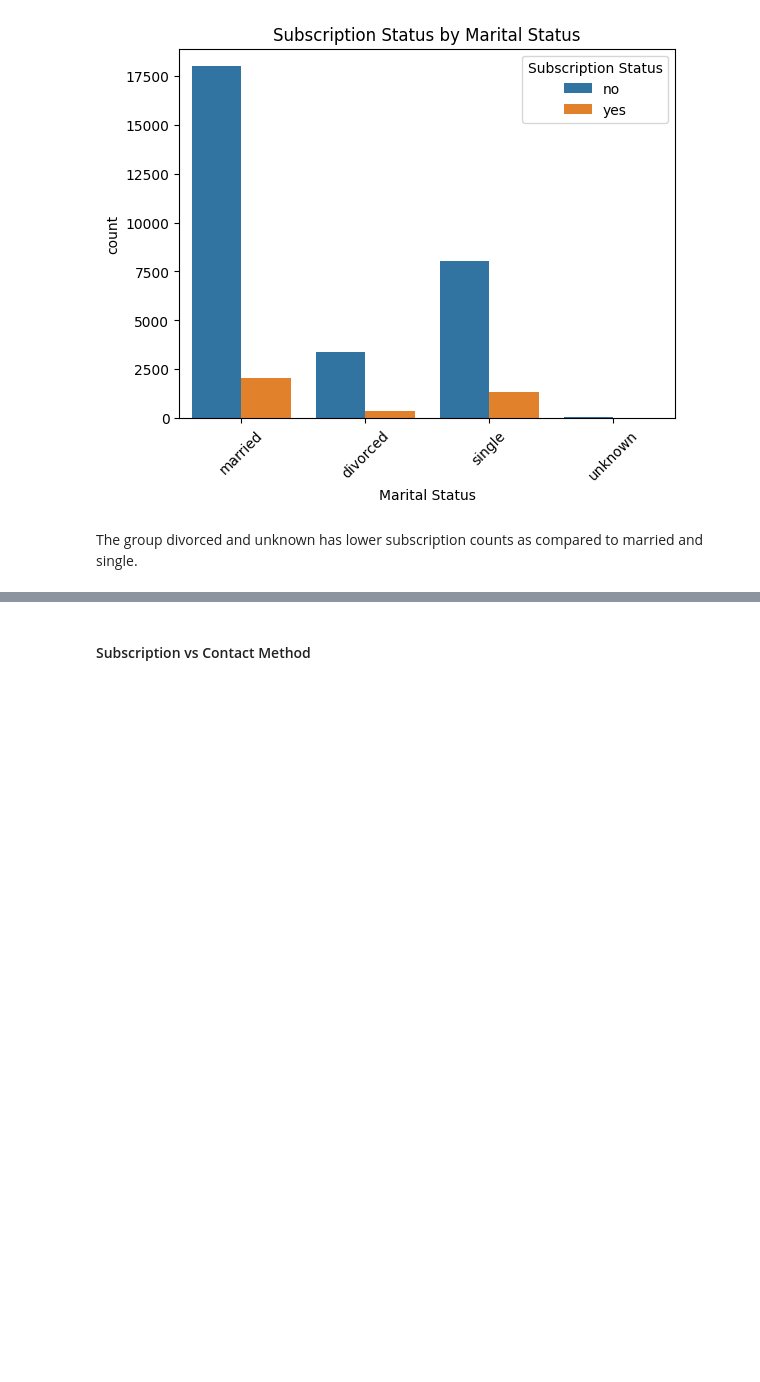
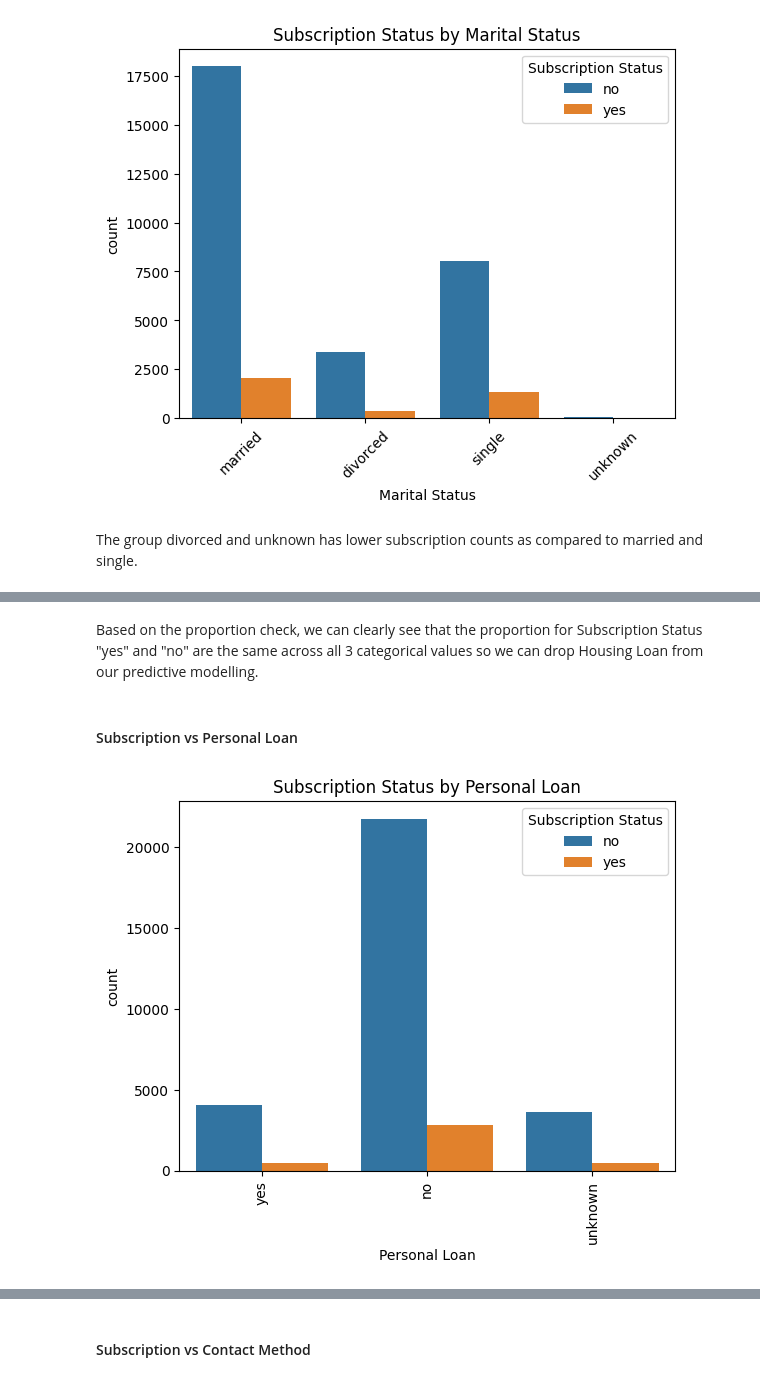
Before and after one commit to Lawrence-le/eda-to-ml-term-deposits, a Jupyter notebook: eda.ipynb, the cells around one changed output, grey strips where cells are left out. Drawn from its saved outputs; the diff is of its cells as text; code cells hidden in the pictures; blank space fills up the shorter version.

```diff
--- a/eda.ipynb
+++ b/eda.ipynb
@@ -538,0 +588,11 @@ The group divorced and unknown has lower subscription counts as compared to marr
+# %% [markdown]
+Based on the proportion check, we can clearly see that the proportion for Subscription Status "yes" and "no" are the same across all 3 categorical values so we can drop Housing Loan from our predictive modelling.
+# %% [markdown]
+#### Subscription vs Personal Loan
+# %%
+sns.countplot(x="Personal Loan", hue="Subscription Status", data=dataset_raw)
+plt.xticks(rotation=90)
+plt.title("Subscription Status by Personal Loan")
+plt.show()
+# %% [output]
+[figure, added]
```
Also changed, not shown: parts of 18 cells of this notebook, 9 other files.
